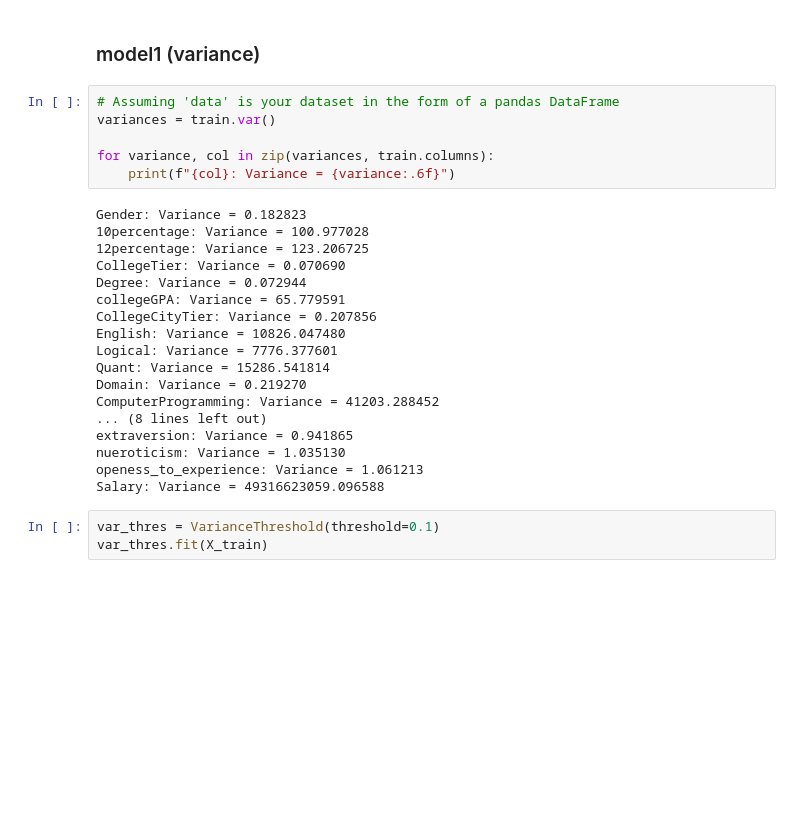
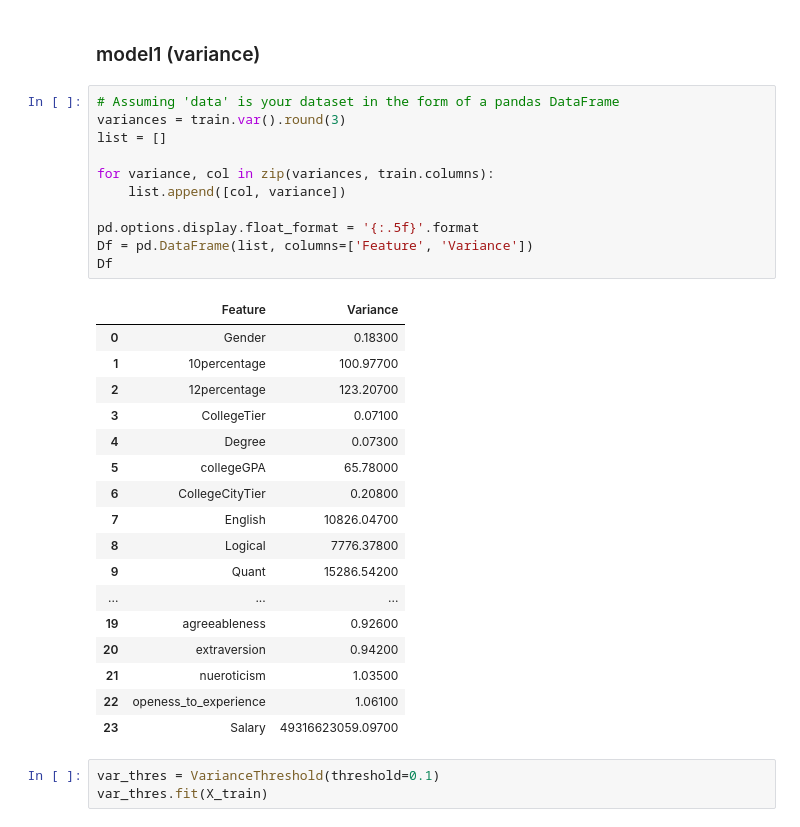
Before and after one commit to Quan0308/linear_regression, a Jupyter notebook: code/test.ipynb, the cells around one changed output. Drawn from its saved outputs; the diff is of its cells as text; blank space fills up the shorter version.

```diff
--- a/code/test.ipynb
+++ b/code/test.ipynb
@@ -96,28 +96,33 @@ def cross_validation_model(Df_np, k_cluster):
 ### model1 (variance)
 # %%
 # Assuming 'data' is your dataset in the form of a pandas DataFrame
-variances = train.var()
+variances = train.var().round(3)
+list = []
 
 for variance, col in zip(variances, train.columns):
-    print(f"{col}: Variance = {variance:.6f}")
+    list.append([col, variance])
+
+pd.options.display.float_format = '{:.5f}'.format
+Df = pd.DataFrame(list, columns=['Feature', 'Variance'])
+Df
 # %% [output]
-Gender: Variance = 0.182823
-10percentage: Variance = 100.977028
-12percentage: Variance = 123.206725
-CollegeTier: Variance = 0.070690
-Degree: Variance = 0.072944
-collegeGPA: Variance = 65.779591
-CollegeCityTier: Variance = 0.207856
-English: Variance = 10826.047480
-Logical: Variance = 7776.377601
-Quant: Variance = 15286.541814
-Domain: Variance = 0.219270
-ComputerProgramming: Variance = 41203.288452
-... (8 lines left out)
-extraversion: Variance = 0.941865
-nueroticism: Variance = 1.035130
-openess_to_experience: Variance = 1.061213
-Salary: Variance = 49316623059.096588
+|  | Feature | Variance |
+| 0 | Gender | 0.18300 |
+| 1 | 10percentage | 100.97700 |
+| 2 | 12percentage | 123.20700 |
+| 3 | CollegeTier | 0.07100 |
+| 4 | Degree | 0.07300 |
+| 5 | collegeGPA | 65.78000 |
+| 6 | CollegeCityTier | 0.20800 |
+| 7 | English | 10826.04700 |
+| 8 | Logical | 7776.37800 |
+| 9 | Quant | 15286.54200 |
+| ... | ... | ... |
+| 19 | agreeableness | 0.92600 |
+| 20 | extraversion | 0.94200 |
+| 21 | nueroticism | 1.03500 |
+| 22 | openess_to_experience | 1.06100 |
+| 23 | Salary | 49316623059.09700 |
 # %%
 var_thres = VarianceThreshold(threshold=0.1)
 var_thres.fit(X_train)
```
Also changed, not shown: parts of 7 cells of this notebook, 11 other files.
